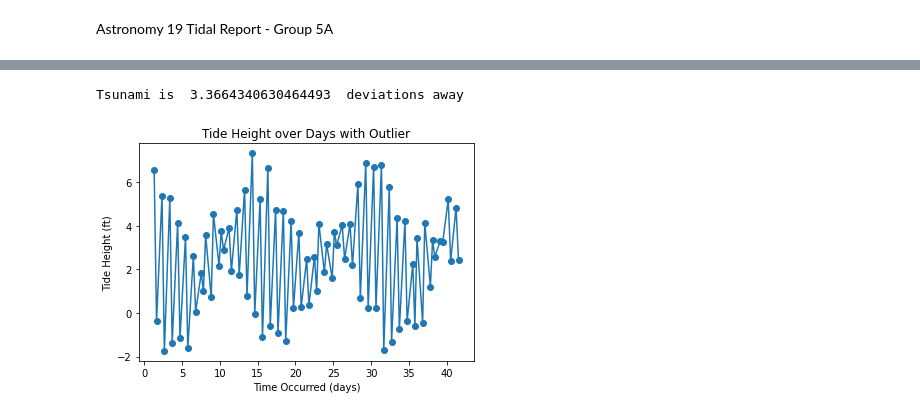
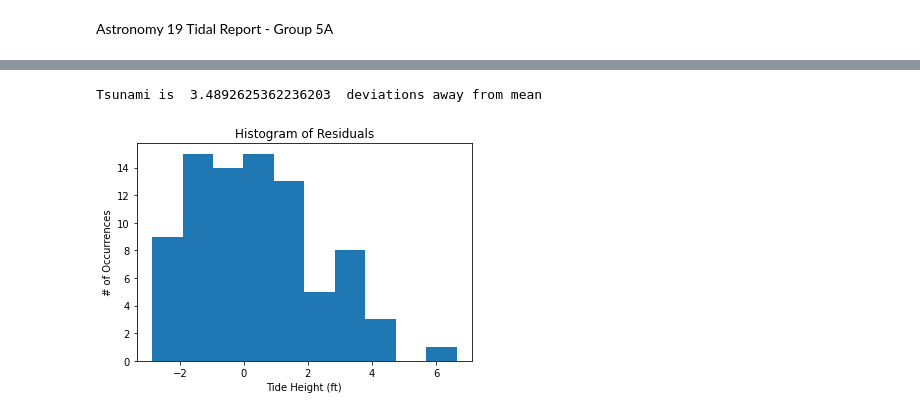
Before and after one commit to Anj-Pra/GroupA5_Astr19, a Jupyter notebook: Group5A_TidalProject.ipynb, the cells around one changed output, grey strips where cells are left out. Saved outputs shown, nothing was run; the diff lists cells and outputs as text; code cells hidden in the pictures.

Commit message:
Merged Two Files, and Changed Plot to Histogram

```diff
--- a/Group5A_TidalProject.ipynb
+++ b/Group5A_TidalProject.ipynb
@@ -99,18 +92,20 @@ Standard Deviation:  1.8137661940561827
 # %%
 # 4. Deviation caused by tsunami.
+
+# finding deviation of tsunami
 mean = np.mean(residual)
-tsunami = max(residual)+2
+tsunami = max(residual)+2 # Take max high tide and add 2ft
 deviations = (tsunami-mean)/std_div
-print("Tsunami is ", deviations," deviations away")
+print("Tsunami is ", deviations," deviations away from mean")
 
-# plotting the outlier
-arr_tide_outlier = np.copy(arr_tide)
-arr_tide_outlier[26] += 2
-plt.plot(arr_mins, arr_tide_outlier, 'o-')
-plt.xlabel("Time Occurred (days)")
-plt.ylabel("Tide Height (ft)")
-plt.title("Tide Height over Days with Outlier")
+# plotting the outlier of tsunami
+arr_tide_outlier = np.append(residual, tsunami)
+plt.hist(arr_tide_outlier, bins=10)
+plt.xlabel("Tide Height (ft)")
+plt.ylabel("# of Occurrences")
+plt.title("Histogram of Residuals")
+plt.savefig("histogram_of_residuals_with_outlier.pdf") # save the figure as a PDF
 plt.show()
 # %% [output]
-Tsunami is  3.3664340630464493  deviations away
+Tsunami is  3.4892625362236203  deviations away from mean
-[figure, old version]
+[figure, new version]
```
Also changed, not shown: parts of 4 cells of this notebook, 4 other files.
